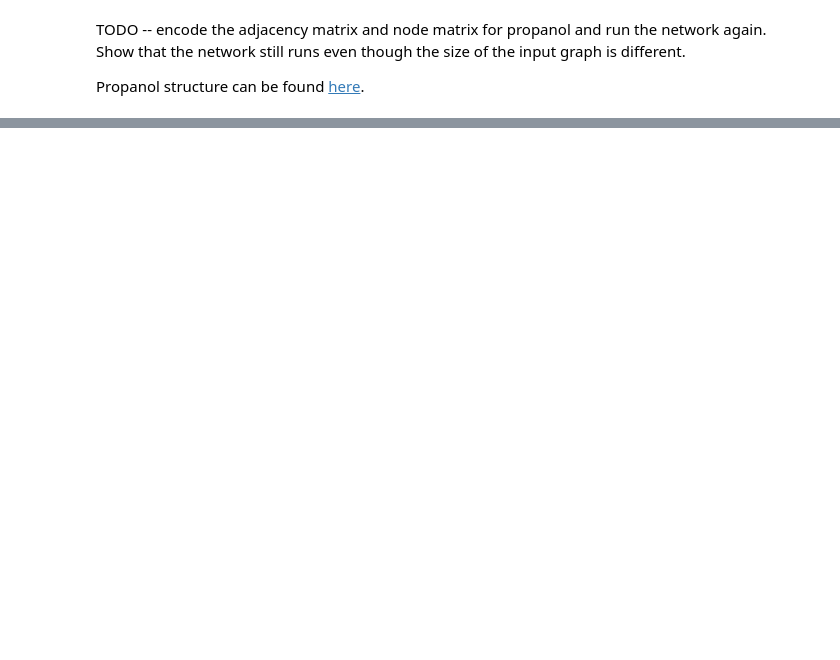
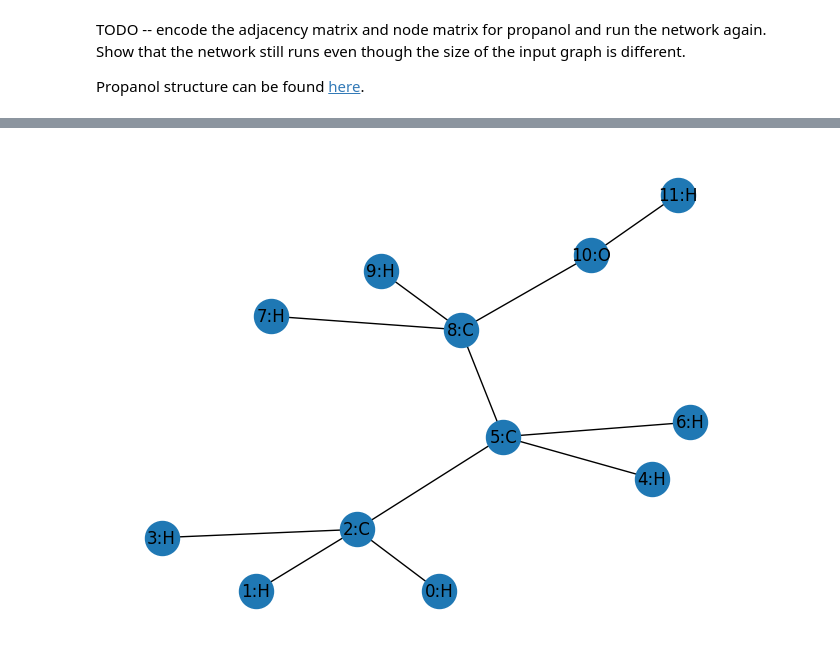
Before and after one commit to warn4n/dl2025, a Jupyter notebook: Notebooks/Chap13/13_2_Graph_Classification.ipynb, the cells around one changed output, grey strips where cells are left out. Cells and saved outputs as stored; diff of their text form; code cells hidden in the pictures; blank space fills up the shorter version.

```diff
--- a/Notebooks/Chap13/13_2_Graph_Classification.ipynb
+++ b/Notebooks/Chap13/13_2_Graph_Classification.ipynb
@@ -148,0 +175,17 @@ Propanol structure can be found [here](https://upload.wikimedia.org/wikipedia/co
+# %%
+GP = nx.Graph()
+GP.add_edge('0:H','2:C')
+GP.add_edge('1:H','2:C')
+GP.add_edge('3:H','2:C')
+GP.add_edge('2:C','5:C')
+GP.add_edge('4:H','5:C')
+GP.add_edge('6:H','5:C')
+GP.add_edge('8:C','5:C')
+GP.add_edge('8:C','7:H')
+GP.add_edge('8:C','9:H')
+GP.add_edge('8:C','10:O')
+GP.add_edge('11:H','10:O')
+nx.draw(GP, nx.spring_layout(GP, seed = 0), with_labels=True, node_size=600)
+plt.show()
+# %% [output]
+[figure, added]
```
Also changed, not shown: parts of 7 cells of this notebook.
